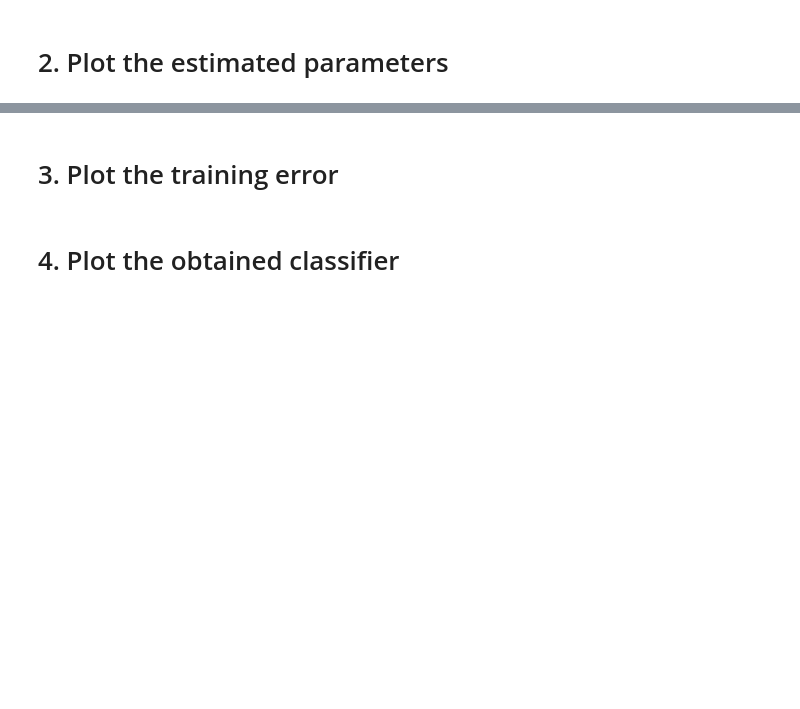
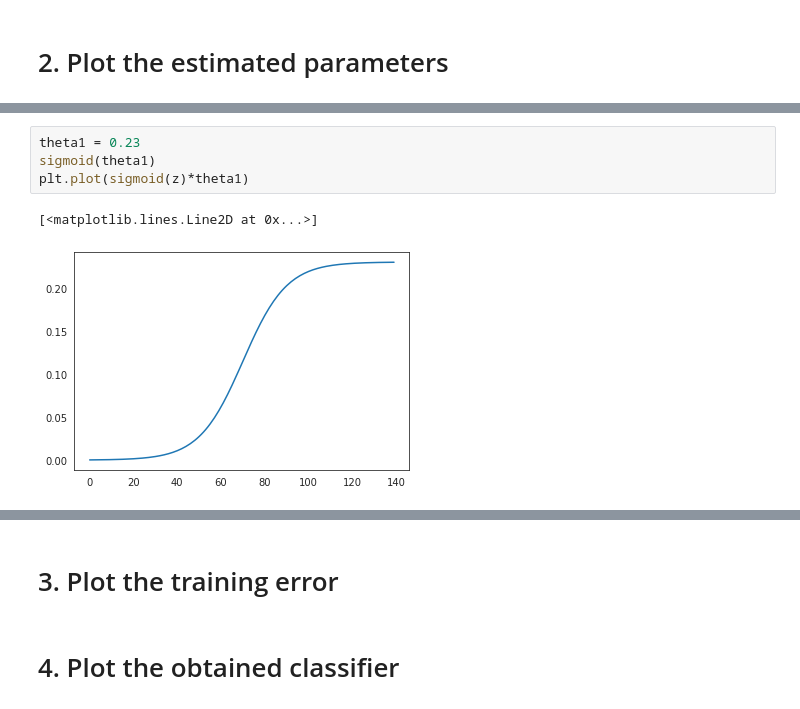
Before and after one commit to tony45678/tonyyoon, a Jupyter notebook: Assignment5.ipynb, the cells around one changed output, grey strips where cells are left out. Drawn from its saved outputs; the diff is of its cells as text; blank space fills up the shorter version.

```diff
--- a/Assignment5.ipynb
+++ b/Assignment5.ipynb
@@ -38,0 +76,7 @@ plt.show()
+# %%
+theta1 = 0.23
+sigmoid(theta1)
+plt.plot(sigmoid(z)*theta1)
+# %% [output]
+[<matplotlib.lines.Line2D at 0x...>]
+[figure, added]
```
Also changed, not shown: parts of 14 cells of this notebook.
